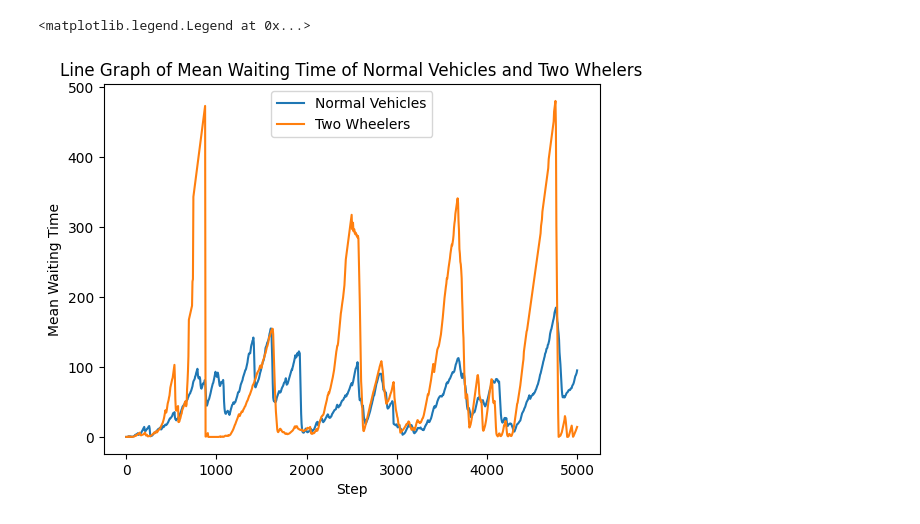
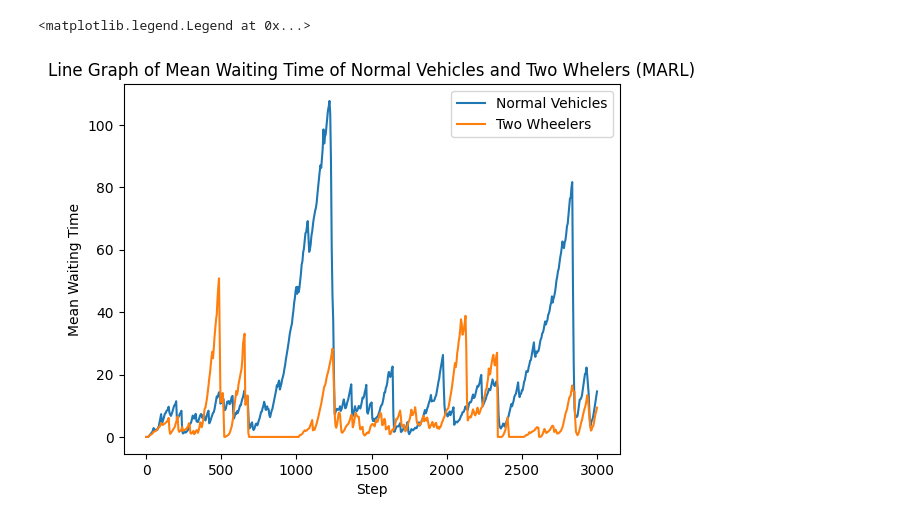
Before and after one commit to vishwajithsandaru/marl_sumo_simulation, a Jupyter notebook: util/plot.ipynb, the cells around one changed output. Drawn from its saved outputs; the diff is of its cells as text; code cells hidden in the pictures.

```diff
--- a/util/plot.ipynb
+++ b/util/plot.ipynb
@@ -2,8 +2,8 @@
 import matplotlib.pyplot as plt
 import pandas as pd
 # %%
-df_marl = pd.read_csv('../output/marl/ppo-2000s-3/colombo_conn0_ep2.csv')
-df_fixed = pd.read_csv('../output/fixed_time_phase/5000.csv')
+df_marl = pd.read_csv('../output/custom-eval/ppo-3000s-2_conn0_ep2.csv')
+df_fixed = pd.read_csv('../output/fixed_time_phase/3000s1.csv')
 # %%
 x = df_fixed['step']
 y1 = df_fixed['system_mean_waiting_time_mc']
@@ -15,11 +15,11 @@ y2_m = df_marl['system_mean_waiting_time_mb']
 # %%
 plt.plot(x_m, y1_m, label='Normal Vehicles')
 plt.plot(x_m, y2_m, label='Two Wheelers')
 
-plt.title('Line Graph of Mean Waiting Time of Normal Vehicles and Two Whelers')
+plt.title('Line Graph of Mean Waiting Time of Normal Vehicles and Two Whelers (MARL)')
 plt.xlabel('Step')
 plt.ylabel('Mean Waiting Time')
 plt.legend()
 # %% [output]
 <matplotlib.legend.Legend at 0x...>
-[figure, old version]
+[figure, new version]
```
Also changed, not shown: parts of 2 cells of this notebook, 4 other files.
